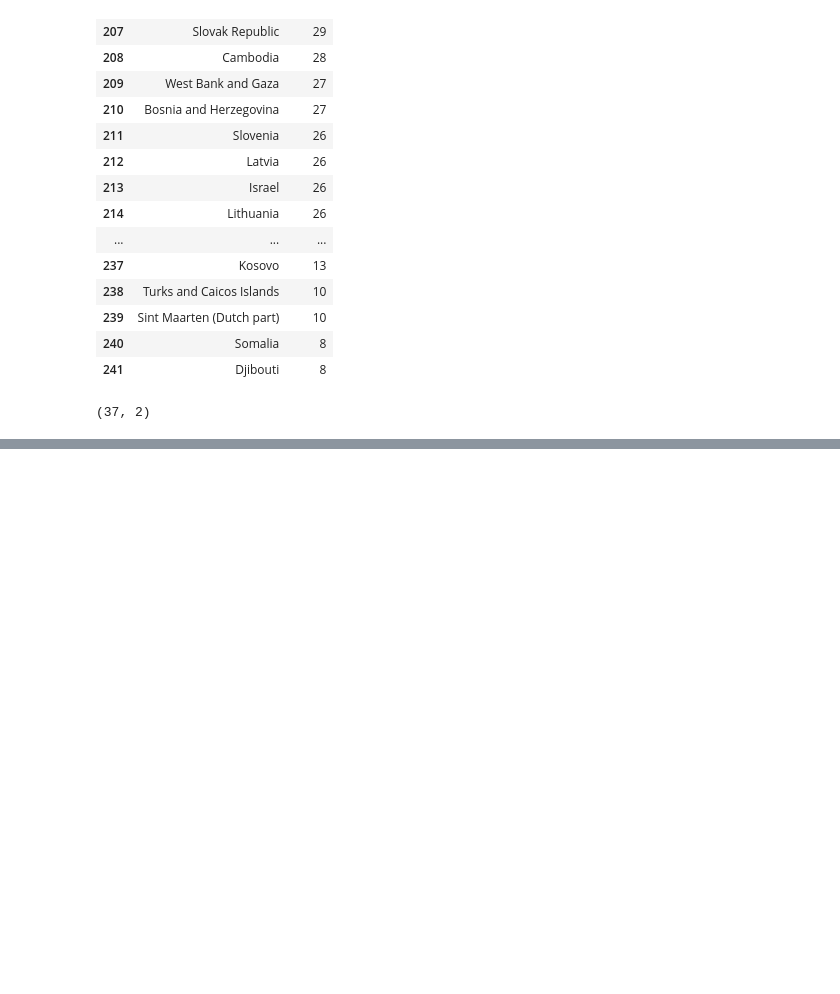
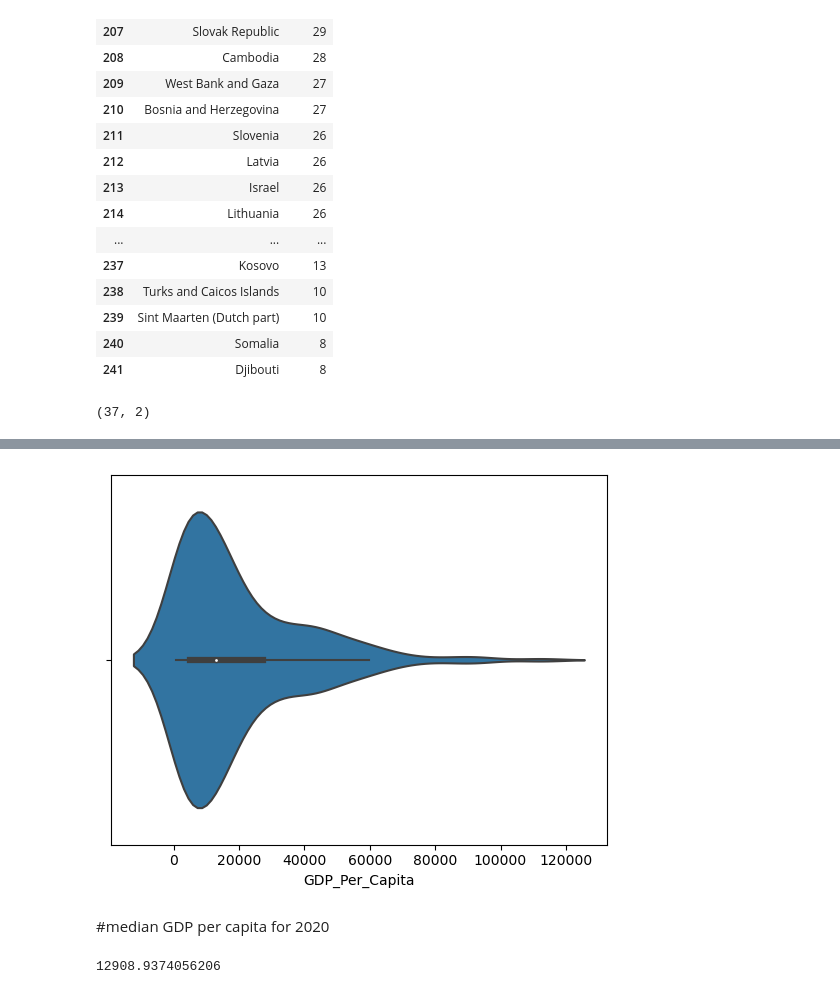
Before and after one commit to NSS-Full-Time-Data-Analytics-11/un-project-Nupurbanta, a Jupyter notebook: notebooks/un_project.ipynb, the cells around one changed output, grey strips where cells are left out. Cells and saved outputs as stored; diff of their text form; code cells hidden in the pictures; blank space fills up the shorter version.

```diff
--- a/notebooks/un_project.ipynb
+++ b/notebooks/un_project.ipynb
@@ -286,0 +258,10 @@ gdp_decades
+# %%
+violinplot_1 = sns.violinplot(x='GDP_Per_Capita', data =gdp_2020 )
+# %% [output]
+[figure, added]
+# %% [markdown]
+#median GDP per capita for 2020
+# %%
+gdp_2020['GDP_Per_Capita'].median()
+# %% [output]
+12908.9374056206
```
Also changed, not shown: parts of 41 cells of this notebook.
